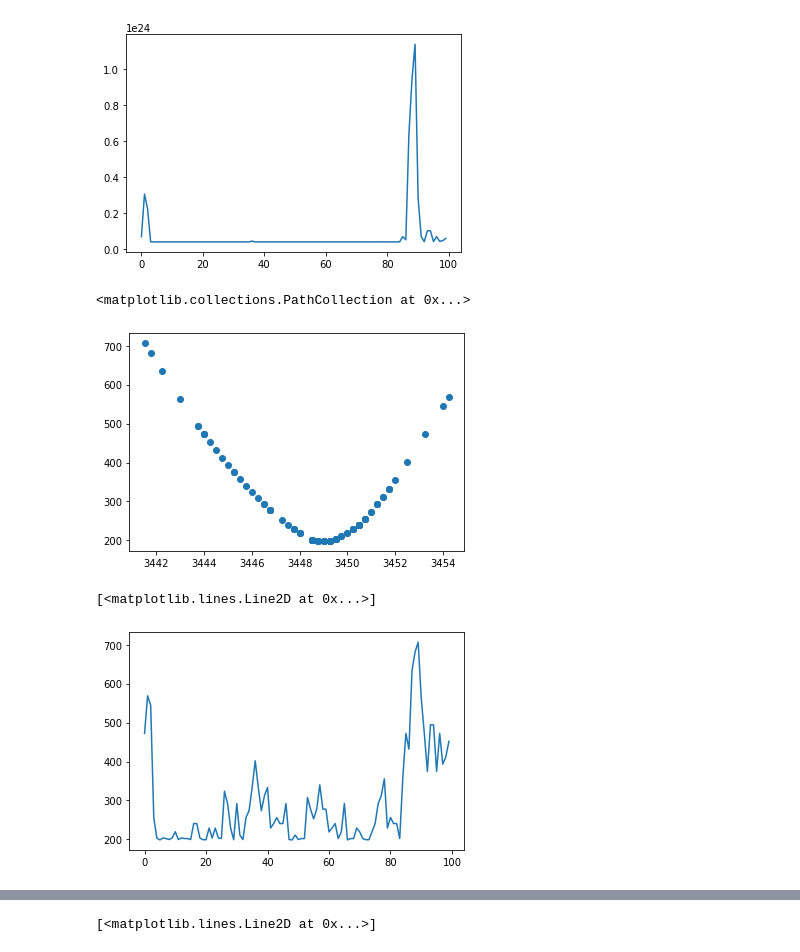
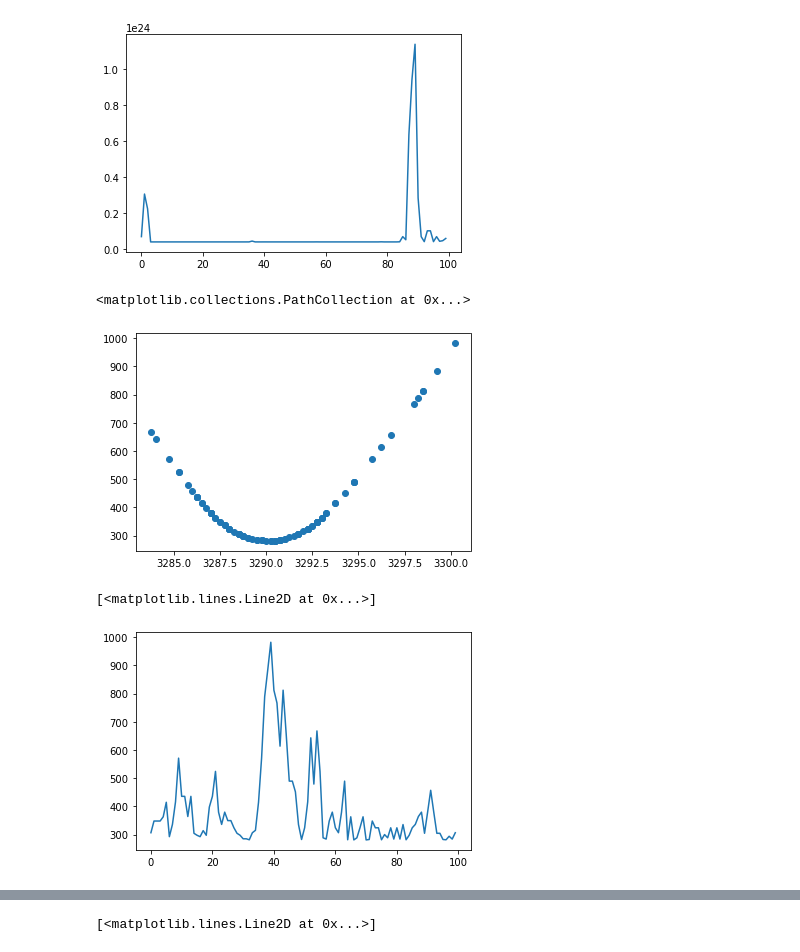
Before and after one commit to KINTEP/finance0, a Jupyter notebook: Untitled.ipynb, the cells around one changed output, grey strips where cells are left out. Cells and saved outputs as stored; diff of their text form; code cells hidden in the pictures.

```diff
--- a/Untitled.ipynb
+++ b/Untitled.ipynb
@@ -983,18 +982,20 @@ _, e9 = vector_transform(e8)
 _, e10 = vector_transform(e9)
 _, e11 = vector_transform(e10)
 _, e12 = vector_transform(e11)
+# %%
+_, e1 = vector_transform(data1.CLOSE[6000:6100])
 # %%
 plt.plot(e12)
 # %% [output]
 [<matplotlib.lines.Line2D at 0x...>]
 [figure]
 # %%
-plt.scatter(data1.CLOSE[1000:1100], e1)
+plt.scatter(data1.CLOSE[6000:6100], e1)
 # %% [output]
 <matplotlib.collections.PathCollection at 0x...>
-[figure, old version]
+[figure, new version]
 # %%
 plt.plot(e1)
 # %% [output]
 [<matplotlib.lines.Line2D at 0x...>]
-[figure, old version]
+[figure, new version]
```
Also changed, not shown: parts of 36 cells of this notebook, 15 other files.
